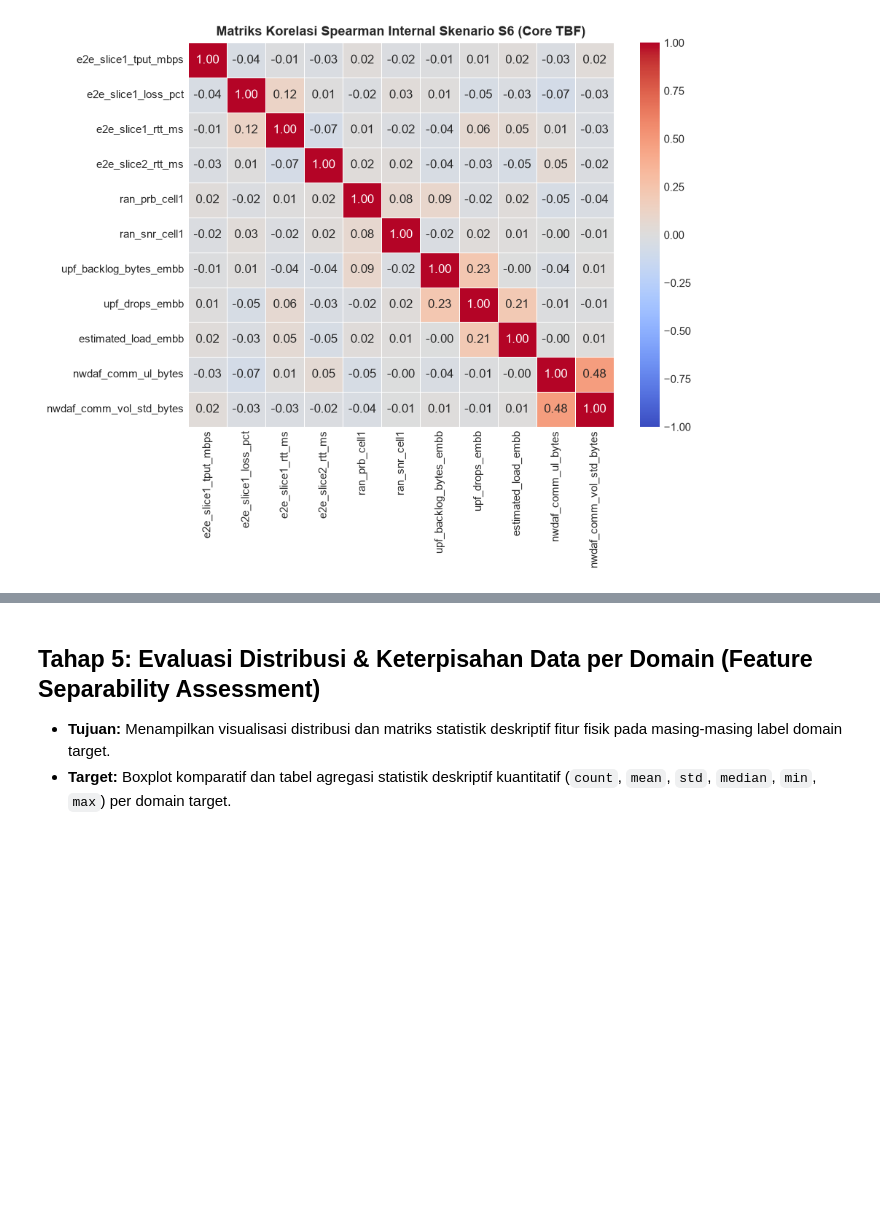
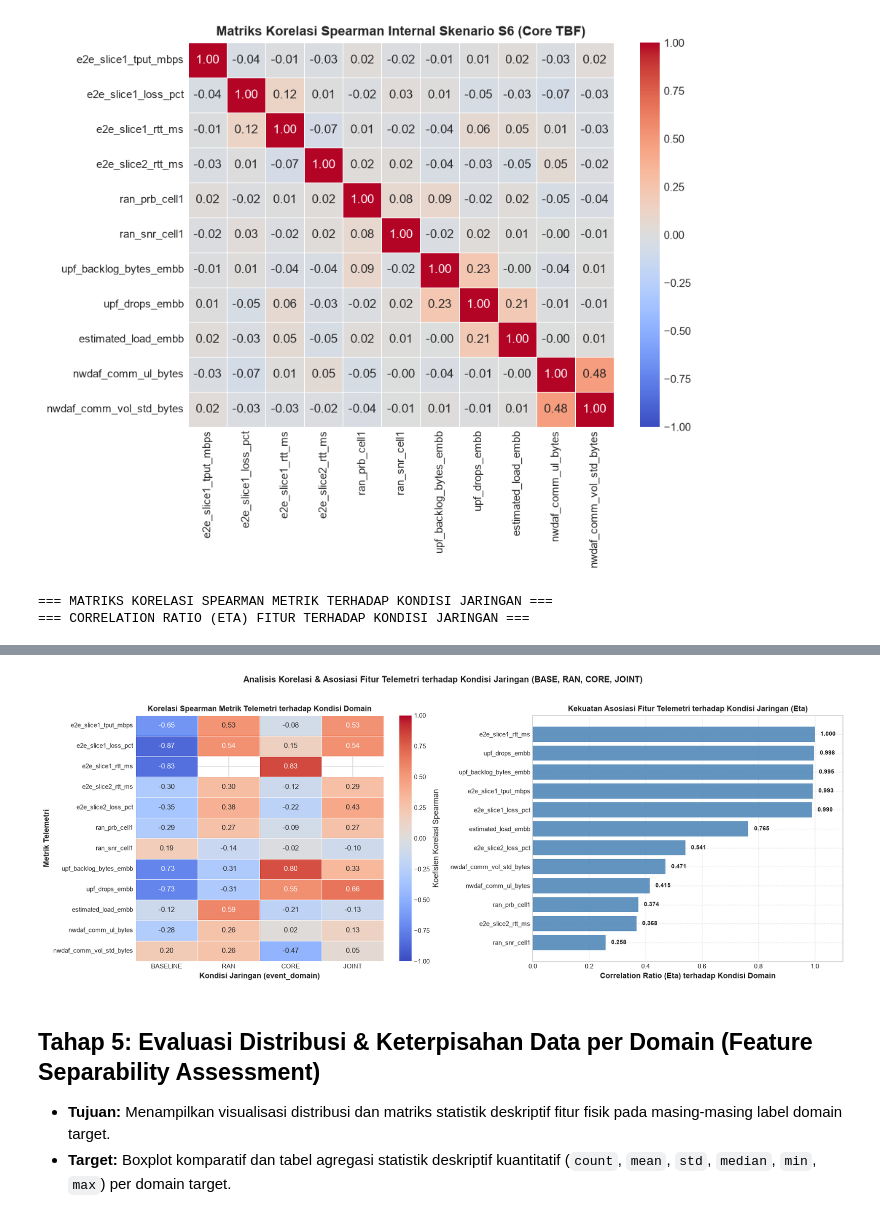
Before and after one commit to IdhulRahman/Thesis, a Jupyter notebook: experiments/01_telemetry_eda.ipynb, the cells around one changed output, grey strips where cells are left out. Drawn from its saved outputs; the diff is of its cells as text; code cells hidden in the pictures; blank space fills up the shorter version.

Commit message:
feat(eda): add metric-to-condition correlation analysis (BASE, RAN, CORE, JOINT) with Spearman heatmap and Correlation Ratio Eta

```diff
--- a/experiments/01_telemetry_eda.ipynb
+++ b/experiments/01_telemetry_eda.ipynb
@@ -493,3 +493,79 @@ plt.show()
 | nwdaf_comm_vol_std_bytes | 4489 | 4489 | 3292 | 4489 | 4489 | ... |
 [figure]
 [figure]
+# %%
+# 5. Pengecekan Korelasi Metrik Telemetri terhadap Kondisi Jaringan (BASE, RAN, CORE, JOINT)
+dummies = pd.get_dummies(df['event_domain'], prefix='cond', dtype=float)
+df_corr_cond = pd.concat([df[candidate_features], dummies], axis=1)
+
+# Matriks Korelasi Spearman Metrik vs Kondisi (Domain)
+corr_cond = df_corr_cond.corr(method='spearman')
+cond_cols = ['cond_BASELINE', 'cond_RAN', 'cond_CORE', 'cond_JOINT']
+cond_display_names = ['BASELINE', 'RAN', 'CORE', 'JOINT']
+
+metric_cond_corr = corr_cond.loc[candidate_features, cond_cols].copy()
+metric_cond_corr.columns = cond_display_names
+
+print('=== MATRIKS KORELASI SPEARMAN METRIK TERHADAP KONDISI JARINGAN ===')
+display(metric_cond_corr.round(3))
+
+# Correlation Ratio (Eta) untuk mengukur kekuatan asosiasi non-linear keseluruhan
+def correlation_ratio(categories, measurements):
+    fcat, _ = pd.factorize(categories)
+    cat_num = np.max(fcat) + 1
+    y_avg_total = np.mean(measurements)
+    cat_means = np.zeros(cat_num)
+    cat_counts = np.zeros(cat_num)
+    for i in range(cat_num):
+        sub = measurements[fcat == i]
+        cat_means[i] = np.mean(sub)
+        cat_counts[i] = len(sub)
+    n_sum = np.sum(cat_counts * ((cat_means - y_avg_total) ** 2))
+    t_sum = np.sum((measurements - y_avg_total) ** 2)
+    return np.sqrt(n_sum / t_sum) if t_sum != 0 else 0
+
+eta_scores = []
+for m in candidate_features:
+    valid = df[[m, 'event_domain']].dropna()
+    eta_val = correlation_ratio(valid['event_domain'], valid[m])
+    eta_scores.append({
+        'Fitur Telemetri': m,
+        'Correlation Ratio (Eta)': round(eta_val, 3),
+        'Eta Squared (Eta^2)': round(eta_val**2, 3),
+        'Kekuatan Asosiasi': 'Sangat Kuat (>0.8)' if eta_val > 0.8 else ('Kuat (0.5-0.8)' if eta_val > 0.5 else ('Moderat (0.3-0.5)' if eta_val > 0.3 else 'Lemah (<0.3)'))
+    })
+
+df_eta = pd.DataFrame(eta_scores).sort_values(by='Correlation Ratio (Eta)', ascending=False)
+print('=== CORRELATION RATIO (ETA) FITUR TERHADAP KONDISI JARINGAN ===')
+display(df_eta)
+
+# Visualisasi Heatmap Korelasi & Barplot Eta
+fig, axes = plt.subplots(1, 2, figsize=(16, 6))
+
+# Heatmap Korelasi Biserial/Spearman (dengan anotasi khusus untuk NaN pada outage RTT eMBB)
+sns.heatmap(metric_cond_corr, annot=True, fmt='.2f', cmap='coolwarm', vmin=-1.0, vmax=1.0,
+            linewidths=0.5, ax=axes[0], cbar_kws={'label': 'Koefisien Korelasi Spearman'})
+axes[0].set_title('Korelasi Spearman Metrik Telemetri terhadap Kondisi Domain', fontweight='bold', fontsize=11)
+axes[0].set_xlabel('Kondisi Jaringan (event_domain)', fontweight='bold')
+axes[0].set_ylabel('Metrik Telemetri', fontweight='bold')
+
+# Barplot Correlation Ratio (Eta)
+y_pos = np.arange(len(df_eta))
+axes[1].barh(y_pos, df_eta['Correlation Ratio (Eta)'], color='steelblue', alpha=0.85)
+axes[1].set_yticks(y_pos)
+axes[1].set_yticklabels(df_eta['Fitur Telemetri'], fontsize=9)
+axes[1].invert_yaxis()
+axes[1].set_xlabel('Correlation Ratio (Eta) terhadap Kondisi Domain', fontweight='bold')
+axes[1].set_title('Kekuatan Asosiasi Fitur Telemetri terhadap Kondisi Jaringan (Eta)', fontweight='bold', fontsize=11)
+axes[1].set_xlim(0, 1.10)
+axes[1].grid(True, ls='--', alpha=0.5)
+
+for i, v in enumerate(df_eta['Correlation Ratio (Eta)']):
+    axes[1].text(v + 0.02, i, f'{v:.3f}', va='center', fontsize=8.5, fontweight='bold')
+
+plt.suptitle('Analisis Korelasi & Asosiasi Fitur Telemetri terhadap Kondisi Jaringan (BASE, RAN, CORE, JOINT)', fontsize=12, fontweight='bold', y=1.02)
+plt.tight_layout()
+plt.show()
+# %% [output]
+=== MATRIKS KORELASI SPEARMAN METRIK TERHADAP KONDISI JARINGAN ===
+=== CORRELATION RATIO (ETA) FITUR TERHADAP KONDISI JARINGAN ===
@@ -496,3 +598,4 @@ plt.show()
+[figure, added]
 # %% [markdown]
 ## Tahap 5: Evaluasi Distribusi & Keterpisahan Data per Domain (Feature Separability Assessment)
 - **Tujuan:** Menampilkan visualisasi distribusi dan matriks statistik deskriptif fitur fisik pada masing-masing label domain target.
```
Also changed, not shown: parts of 7 cells of this notebook.
